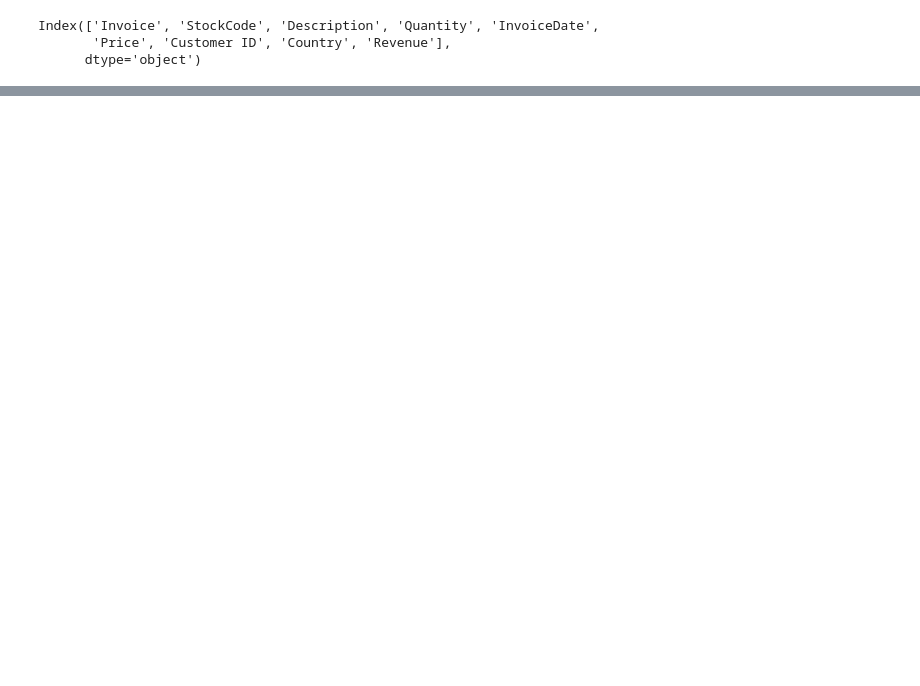
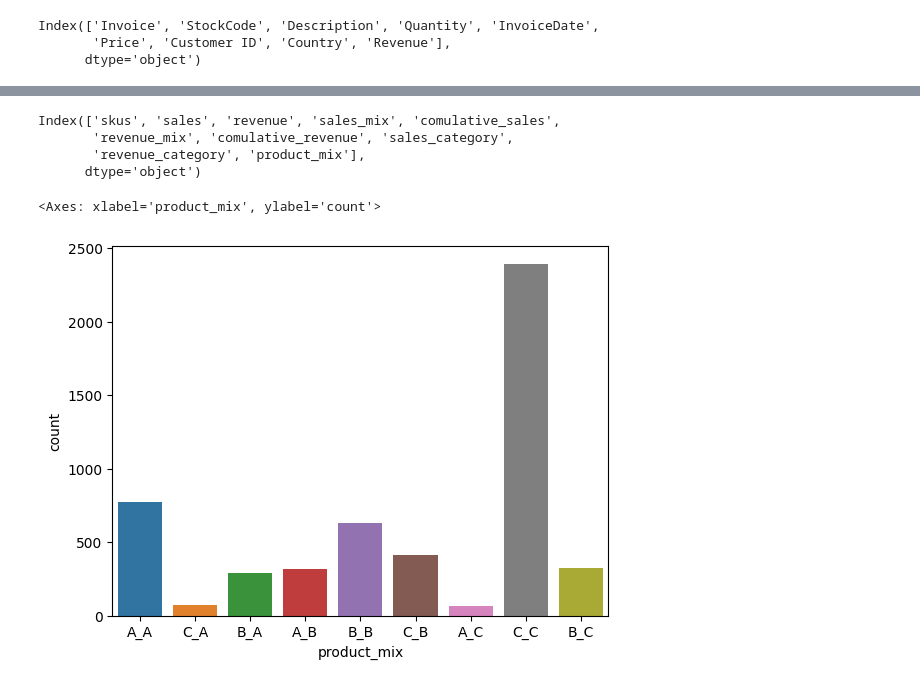
Before and after one commit to BryhanS/supply-chain-data-science-project, a Jupyter notebook: 09.segmentation/data.ipynb, the cells around one changed output, grey strips where cells are left out. Saved outputs shown, nothing was run; the diff lists cells and outputs as text; code cells hidden in the pictures; blank space fills up the shorter version.

```diff
--- a/09.segmentation/data.ipynb
+++ b/09.segmentation/data.ipynb
@@ -25,0 +49,6 @@ grouped.to_csv('for_abc.csv')
+# %%
+#### multi creteria abc analysis
+
+b = inv.productmix(grouped['Description'], grouped['total_sales'], grouped['total_revenue'])
+b.columns
+b.product_mix.value_counts()
@@ -25,0 +67,12 @@ grouped.to_csv('for_abc.csv')
+# %%
+b.columns
+# %% [output]
+Index(['skus', 'sales', 'revenue', 'sales_mix', 'comulative_sales',
+       'revenue_mix', 'comulative_revenue', 'sales_category',
+       'revenue_category', 'product_mix'],
+      dtype='object')
+# %%
+sns.countplot(x='product_mix',data=b)
+# %% [output]
+<Axes: xlabel='product_mix', ylabel='count'>
+[figure, added]
```
Also changed, not shown: parts of 13 cells of this notebook.
